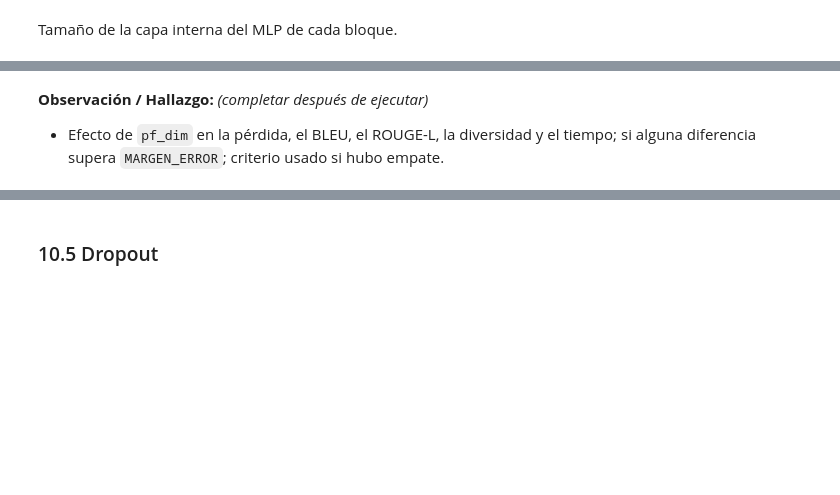
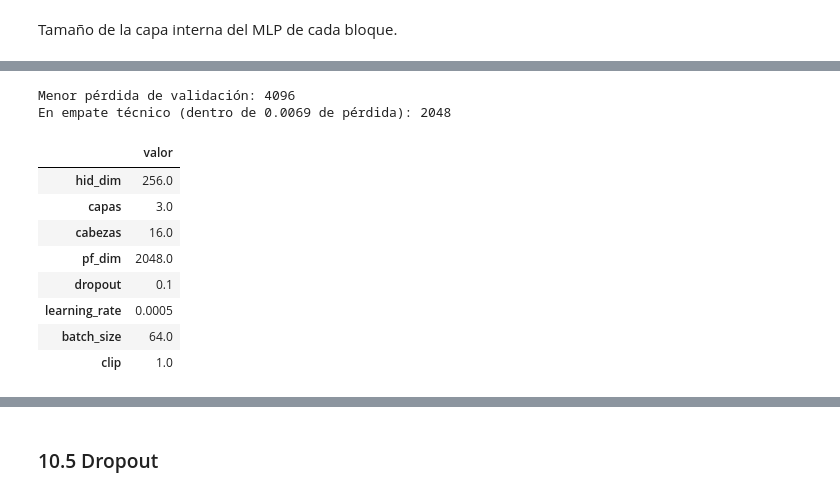
Before and after one commit to EstebanPachecoVega/EV3_EPACHECO_FFIGUEROA_DLY0100_003D, a Jupyter notebook: EP3_Esteban_y_Francisco_003D_Transformer_DailyDialog_v2.ipynb, the cells around one changed output, grey strips where cells are left out. Drawn from its saved outputs; the diff is of its cells as text; code cells hidden in the pictures; blank space fills up the shorter version.

```diff
--- a/EP3_Esteban_y_Francisco_003D_Transformer_DailyDialog_v2.ipynb
+++ b/EP3_Esteban_y_Francisco_003D_Transformer_DailyDialog_v2.ipynb
@@ -1256,11 +1461,19 @@ display(tabla_pf_dim[COLUMNAS_TABLA].round(4))
 # %%
 # ============================================================
 # Selección de la variante del experimento 4
 # ============================================================
 elegida = seleccionar_variante(tabla_pf_dim)
-# elegida = "512"  # Cambio Manual
+elegida = "2048"  # Cambio Manual
 aplicar_variante("pf_dim", variantes_pf_dim, elegida)
+# %% [output]
+Menor pérdida de validación: 4096
+En empate técnico (dentro de 0.0069 de pérdida): 2048
+|  | valor |
+| hid_dim | 256.0 |
+| capas | 3.0 |
+| cabezas | 16.0 |
+| pf_dim | 2048.0 |
+| dropout | 0.1 |
+| learning_rate | 0.0005 |
+| batch_size | 64.0 |
+| clip | 1.0 |
-# %% [markdown]
-**Observación / Hallazgo:** *(completar después de ejecutar)*
-
-- Efecto de `pf_dim` en la pérdida, el BLEU, el ROUGE-L, la diversidad y el tiempo; si alguna diferencia supera `MARGEN_ERROR`; criterio usado si hubo empate.
```
Also changed, not shown: parts of 134 cells of this notebook, 2 other files.
